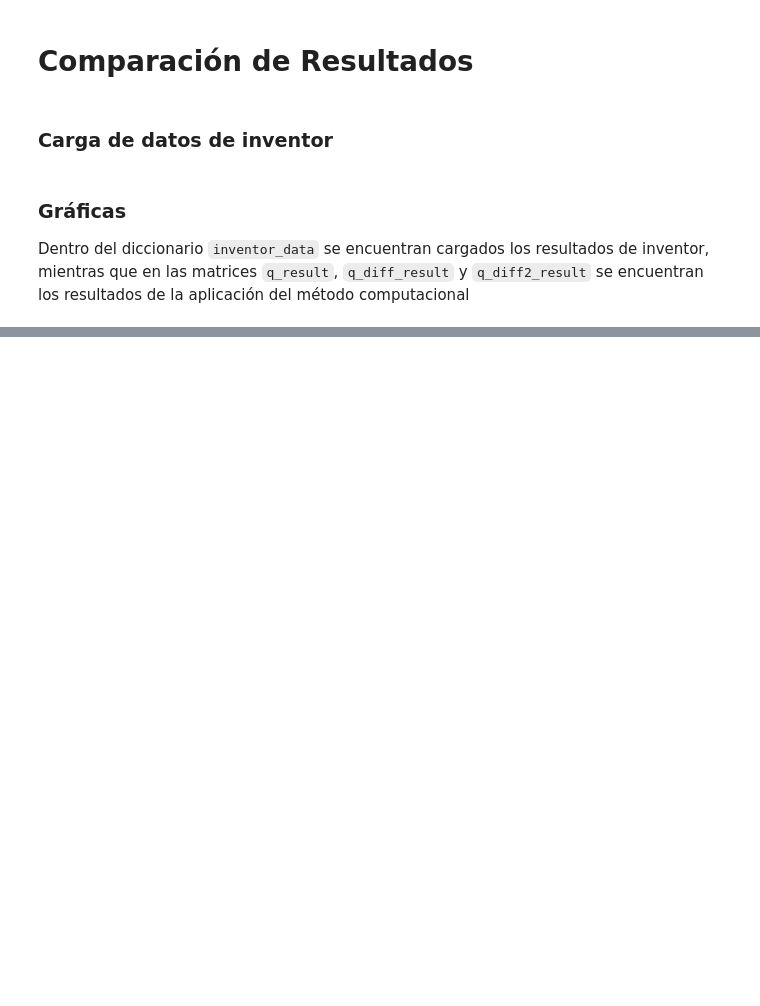
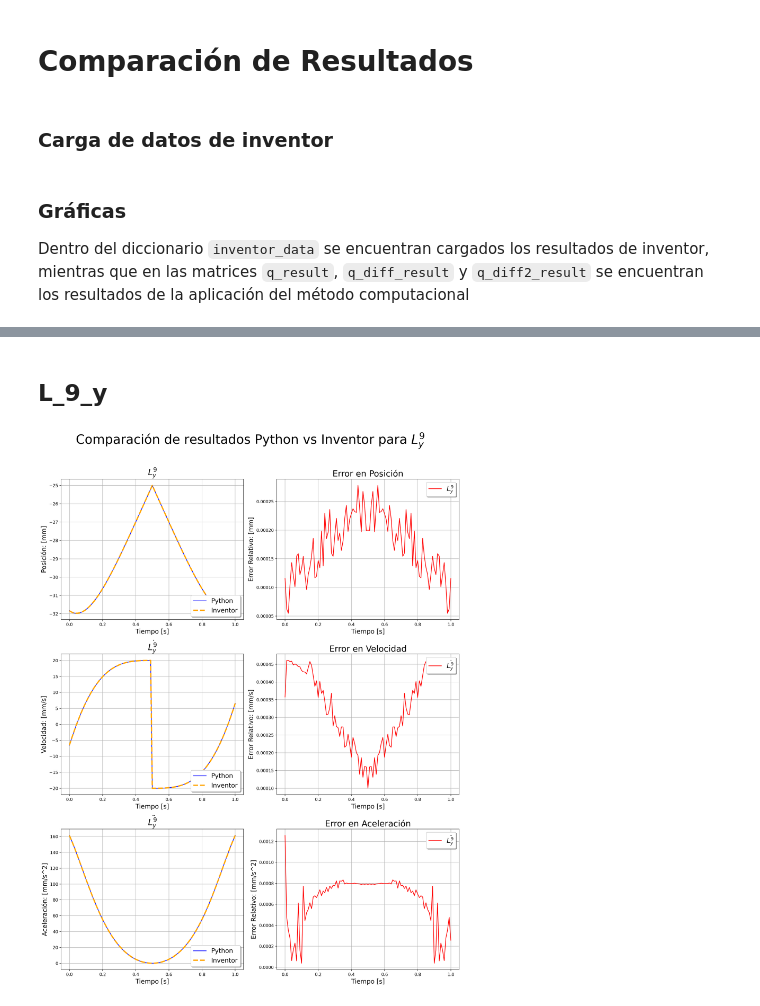
Before and after one commit to caverar/DinamicaComputacionalSistemasMulticuerpo, a Jupyter notebook: Proyecto/Codigo/simulation.ipynb, the cells around one changed output, grey strips where cells are left out. Saved outputs shown, nothing was run; the diff lists cells and outputs as text; code cells hidden in the pictures; blank space fills up the shorter version.

```diff
--- a/Proyecto/Codigo/simulation.ipynb
+++ b/Proyecto/Codigo/simulation.ipynb
@@ -716,0 +739,70 @@ plt.show()
+# %% [markdown]
+## L_9_y
+# %%
+fig3, ax3 = plt.subplots(3, 2, figsize=(14, 18))
+
+fig3.suptitle("Comparación de resultados Python vs Inventor para $L^{9}_y$", fontsize=30, y=1.015)
+
+# Desactivar warnings de división por cero en el calculo de errores absolutos
+# np.seterr(divide='ignore')
+
+# L_9_y
+ax3[0,0].plot(time_vector, q_result[:,25], ls="-",linewidth=1.5, color ="blue", label = "Python")
+ax3[0,0].plot(time_vector, inventor_data['L_9_y'], ls="--", linewidth=3, color = "orange", label = "Inventor")
+ax3[0,0].grid()
+ax3[0,0].set_xlabel("Tiempo [s]", fontsize=15)
+ax3[0,0].set_ylabel("Posición: [mm]", fontsize=15)
+ax3[0,0].set_title("$L^{9}_y$", fontsize=20)
+ax3[0,0].legend(loc="lower right", fontsize=15, shadow=True)
+
+# Error de L_9_y
+ax3[0,1].plot(time_vector, np.abs(((q_result[:,25] - inventor_data['L_9_y']))),
+              ls="-",linewidth=1.5, color ="red", label = "$L^{9}_y$")
+ax3[0,1].grid()
+ax3[0,1].set_xlabel("Tiempo [s]", fontsize=15)
+ax3[0,1].set_ylabel("Error Relativo: [mm]", fontsize=15)
+ax3[0,1].set_title("Error en Posición", fontsize=20)
+ax3[0,1].legend(loc="upper right", fontsize=15, shadow=True)
+
+
+# L_9_y_diff
+ax3[1,0].plot(time_vector, q_diff_result[:,25], ls="-",linewidth=1.5, color ="blue", label = "Python")
+ax3[1,0].plot(time_vector, inventor_data['L_9_y_diff'], ls="--", linewidth=3, color = "orange", label = "Inventor")
+ax3[1,0].grid()
+ax3[1,0].set_xlabel("Tiempo [s]", fontsize=15)
+ax3[1,0].set_ylabel("Velocidad: [mm/s]", fontsize=15)
+ax3[1,0].set_title("$\dot{L^{9}_y}$", fontsize=20)
+ax3[1,0].legend(loc="lower right", fontsize=15, shadow=True)
+
+# Error de L_9_y_diff
+ax3[1,1].plot(time_vector, np.abs(((q_diff_result[:,25] - inventor_data['L_9_y_diff']))),
+              ls="-",linewidth=1.5, color ="red", label = "$\dot{L^{9}_y}$")
+ax3[1,1].grid()
+ax3[1,1].set_xlabel("Tiempo [s]", fontsize=15)
+ax3[1,1].set_ylabel("Error Relativo: [mm/s]", fontsize=15)
+ax3[1,1].set_title("Error en Velocidad", fontsize=20)
+ax3[1,1].legend(loc="upper right", fontsize=15, shadow=True)
+
+# L_9_y_diff2
+ax3[2,0].plot(time_vector, q_diff2_result[:,25], ls="-",linewidth=1.5, color ="blue", label = "Python")
+ax3[2,0].plot(time_vector, inventor_data['L_9_y_diff2'], ls="--", linewidth=3, color = "orange", label = "Inventor")
+ax3[2,0].grid()
+ax3[2,0].set_xlabel("Tiempo [s]", fontsize=15)
+ax3[2,0].set_ylabel("Aceleración: [mm/s^2]", fontsize=15)
+ax3[2,0].set_title("$\ddot{L^{9}_y}$", fontsize=20)
+ax3[2,0].legend(loc="lower right", fontsize=15, shadow=True)
+
+# Error de L_9_y_diff2
+ax3[2,1].plot(time_vector, np.abs(((q_diff2_result[:,25] - inventor_data['L_9_y_diff2']))),
+              ls="-",linewidth=1.5, color ="red", label = "$\ddot{L^{9}_y}$")
+ax3[2,1].grid()
+ax3[2,1].set_xlabel("Tiempo [s]", fontsize=15)
+ax3[2,1].set_ylabel("Error Relativo: [mm/s^2]", fontsize=15)
+ax3[2,1].set_title("Error en Aceleración", fontsize=20)
+ax3[2,1].legend(loc="upper right", fontsize=15, shadow=True)
+
+# Plot
+plt.tight_layout()
+plt.show()
+# %% [output]
+[figure, added]
```
Also changed, not shown: parts of 12 cells of this notebook, 16 other files.
